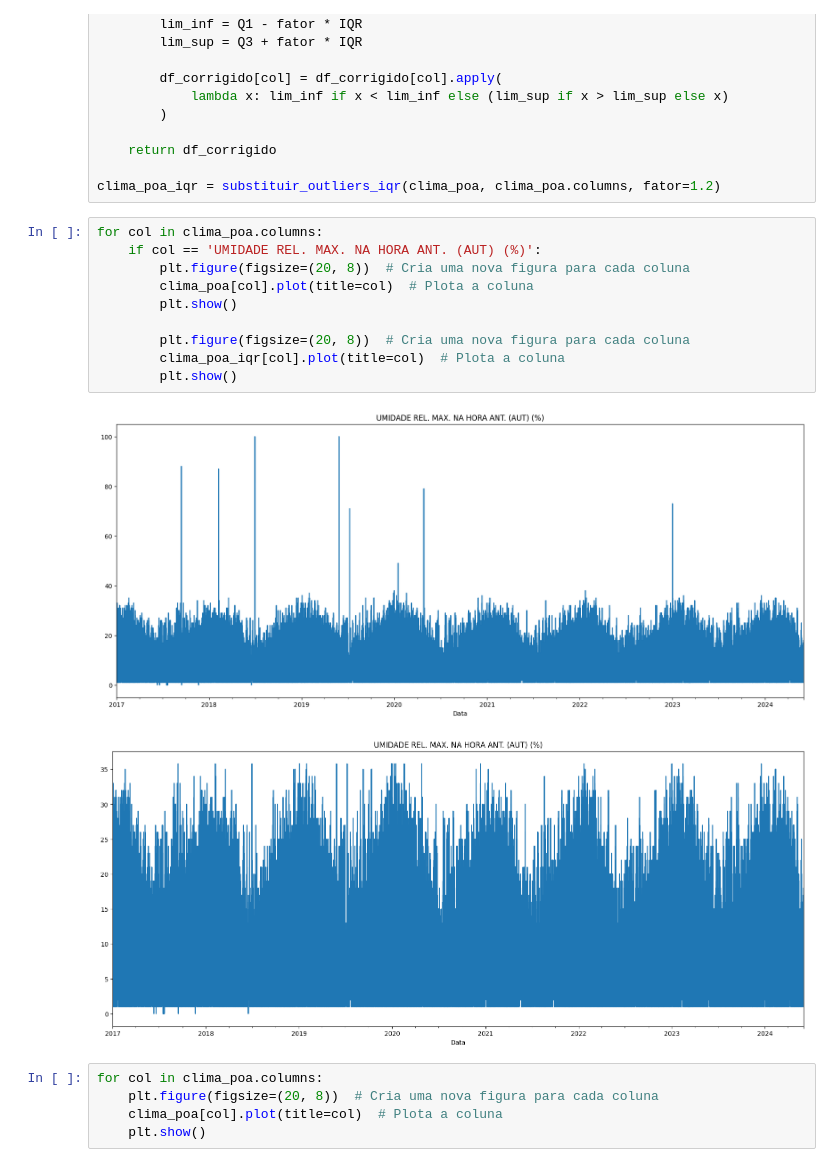
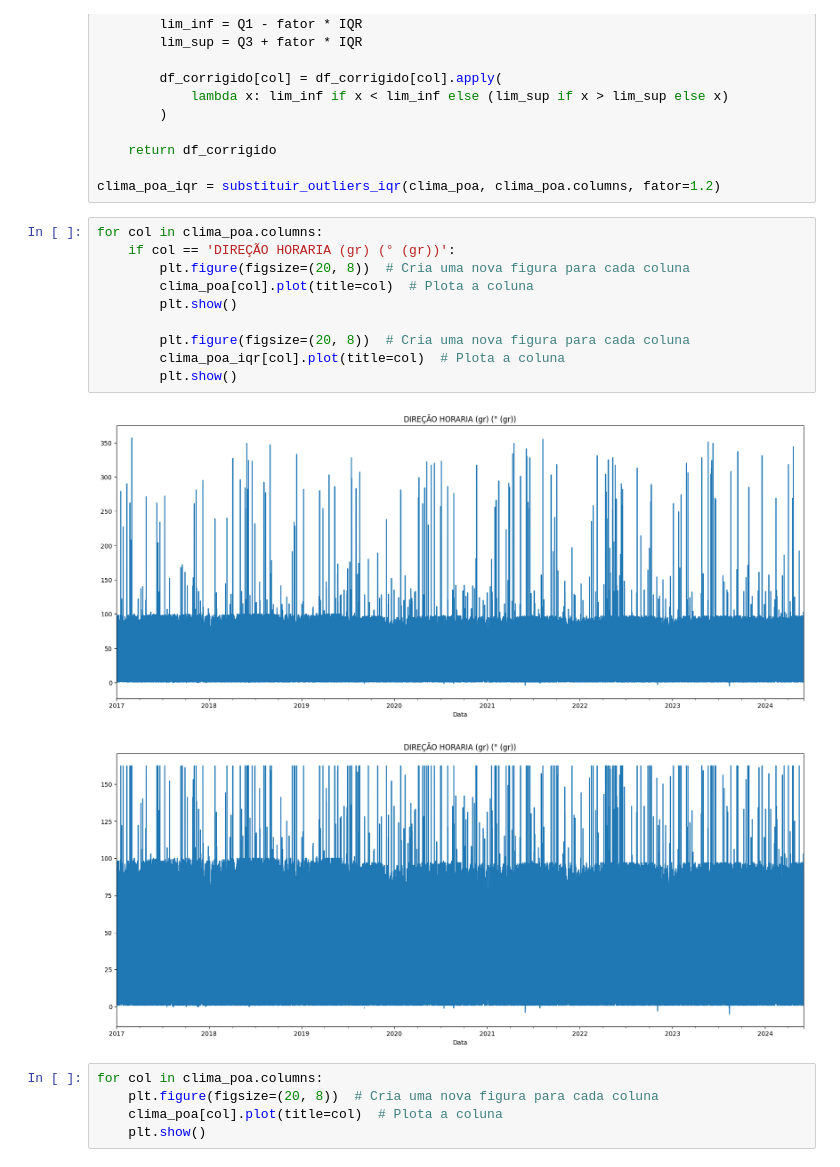
Before and after one commit to craudinmoreira/ML-TCC-Claudio-Moreira, a Jupyter notebook: concat.ipynb, the cells around one changed output. Saved outputs shown, nothing was run; the diff lists cells and outputs as text.

```diff
--- a/concat.ipynb
+++ b/concat.ipynb
@@ -63,17 +95,17 @@ def substituir_outliers_iqr(df, colunas=None, fator=1.5):
 clima_poa_iqr = substituir_outliers_iqr(clima_poa, clima_poa.columns, fator=1.2)
 # %%
 for col in clima_poa.columns:
-    if col == 'UMIDADE REL. MAX. NA HORA ANT. (AUT) (%)':
+    if col == 'DIREÇÃO HORARIA (gr) (° (gr))':
         plt.figure(figsize=(20, 8))  # Cria uma nova figura para cada coluna
         clima_poa[col].plot(title=col)  # Plota a coluna
         plt.show()
 
         plt.figure(figsize=(20, 8))  # Cria uma nova figura para cada coluna
         clima_poa_iqr[col].plot(title=col)  # Plota a coluna
         plt.show()
 # %% [output]
-[figure, old version]
+[figure, new version]
-[figure, old version]
+[figure, new version]
 # %%
 for col in clima_poa.columns:
     plt.figure(figsize=(20, 8))  # Cria uma nova figura para cada coluna
```
Also changed, not shown: parts of 2 cells of this notebook, 1 other file.
